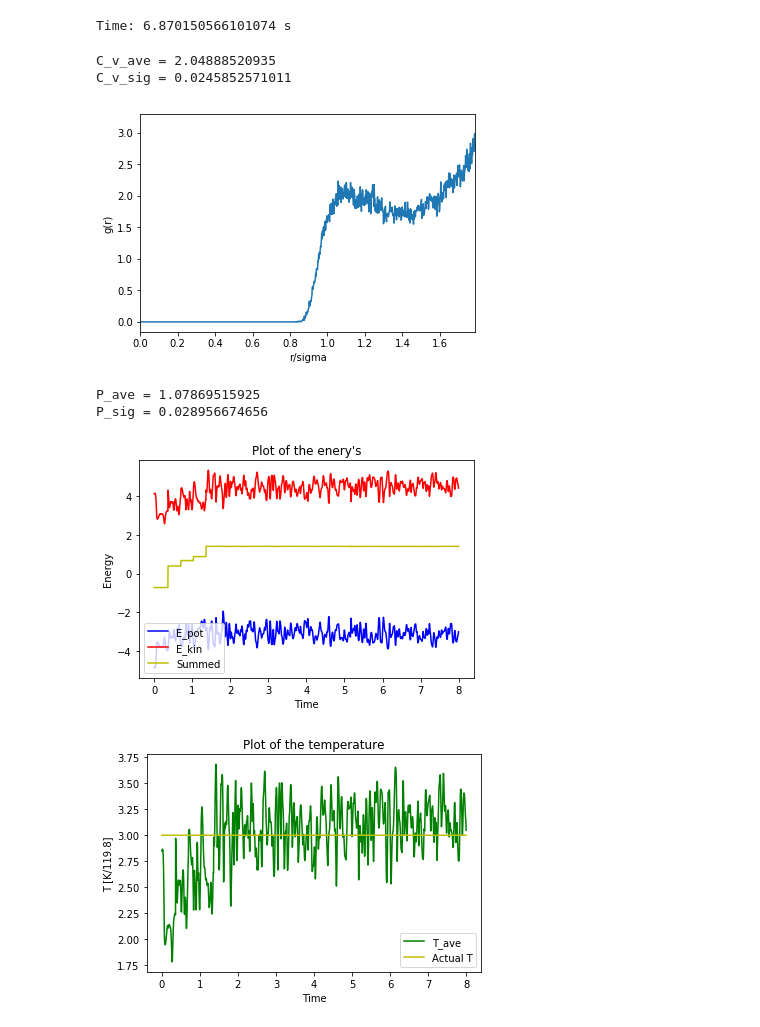
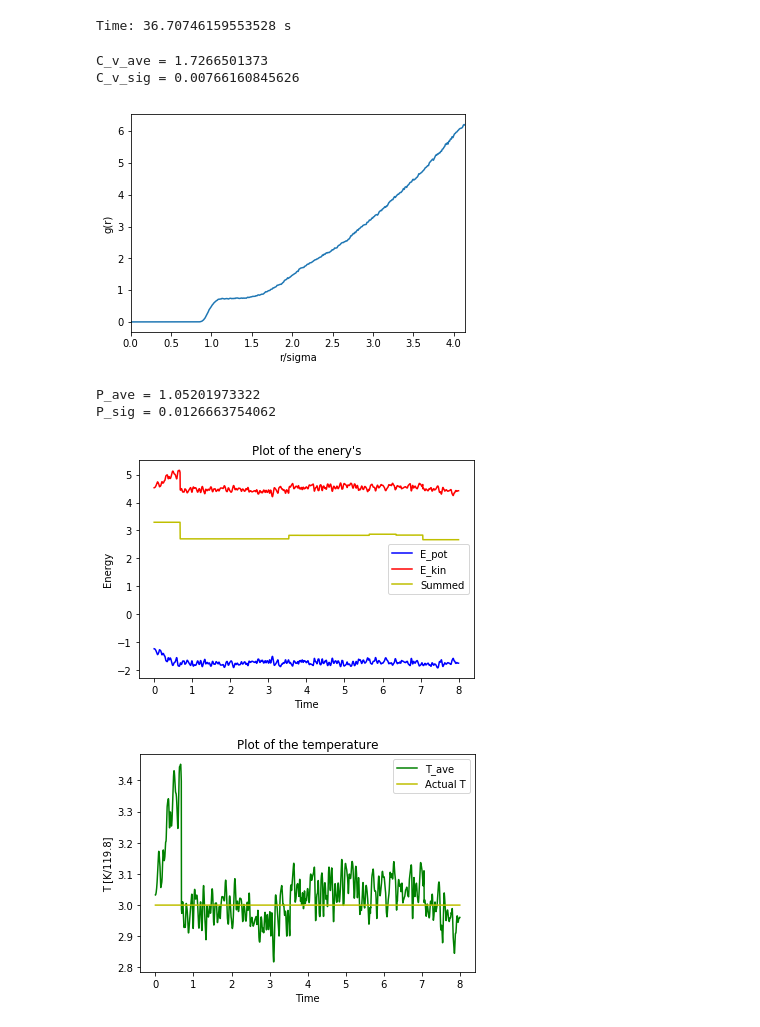
Before and after one commit to VHeusinkveld/Argon_Atom_Simulation-CP1, a Jupyter notebook: main_file.ipynb, the cells around one changed output. Cells and saved outputs as stored; diff of their text form; code cells hidden in the pictures.

```diff
--- a/main_file.ipynb
+++ b/main_file.ipynb
@@ -234,11 +234,11 @@ def pot_calc(U, v):
 # Initialization
 
 # Parameters
-T = 3 # Kelvin /119.8
-density = 0.7
+T = 2.93 # Kelvin /119.8
+density = 0.45
 
 # Initial positions
-unit_power = 3
+unit_power = 4
 unit_cells = unit_power**3
 N_unit = 4 # 4 partciles per unit cell
 unit_size = (N_unit/density)**(1/3)
@@ -316,7 +316,7 @@ for i, t in enumerate(t_range):
 end_time = time.time()
 print('Time:', end_time - start_time, 's')
 # %% [output]
-Time: 6.870150566101074 s
+Time: 36.70746159553528 s
 # %%
 # Bootstrapping
 def btstrp_rnd_gen(trials, i, last_renorm_time):
@@ -324,7 +324,7 @@ def btstrp_rnd_gen(trials, i, last_renorm_time):
     a = np.round(np.random.random(trials*N).reshape(trials,N)*N+last_renorm_time)
     return a.astype(int)
 # %%
-trials = 10 #bootstrap trials
+trials = 100 #bootstrap trials
 btstrp_seq = btstrp_rnd_gen(trials, i, last_renorm_time)
 # %%
 # C_v
@@ -342,29 +342,29 @@ print('C_v_sig =', C_v_sig)
 #plt.plot(range(trials),C_v)
 #plt.show()
 # %% [output]
-C_v_ave = 2.04888520935
-C_v_sig = 0.0245852571011
+C_v_ave = 1.7266501373
+C_v_sig = 0.00766160845626
 # %%
 # auto correlation
 from scipy import interpolate
 trials = 1 #bootstrapping not needed?!?
 btstrp_seq = btstrp_rnd_gen(trials, i, last_renorm_time)
 
-bin_number = int(500*L)
+bin_number = int(100*L)
 hist_tot = np.zeros(bin_number-1,dtype=int)
 for j in range(trials):
     diff_subset = differ[btstrp_seq[j]]
     hist, bin_edges = np.histogram(diff_subset[diff_subset!=np.inf], bins = np.linspace(0,L,bin_number))
     hist_tot += hist
 
 hist_tot = hist_tot/trials/(N*(N-1))
 plt.plot(bin_edges[:-1],hist_tot)
 plt.xlim([0,L/2])
 plt.ylabel('g(r)')
 plt.xlabel('r/sigma')
 plt.show()
 # %% [output]
-[figure, old version]
+[figure, new version]
 # %%
 # Pressure determination (dimensionless version)
 
@@ -383,8 +383,8 @@ P_sig = np.sqrt((P**2).sum()/trials - P_ave**2)
 print('P_ave =', P_ave)
 print('P_sig =', P_sig)
 # %% [output]
-P_ave = 1.07869515925
-P_sig = 0.028956674656
+P_ave = 1.05201973322
+P_sig = 0.0126663754062
 # %%
 # Plotting of energy and temperature
 
@@ -406,8 +406,8 @@ plt.xlabel('Time')
 plt.ylabel('T [K/119.8]')
 plt.show()
 # %% [output]
-[figure, old version]
+[figure, new version]
-[figure, old version]
+[figure, new version]
 # %%
 # Make an animation
 
```
